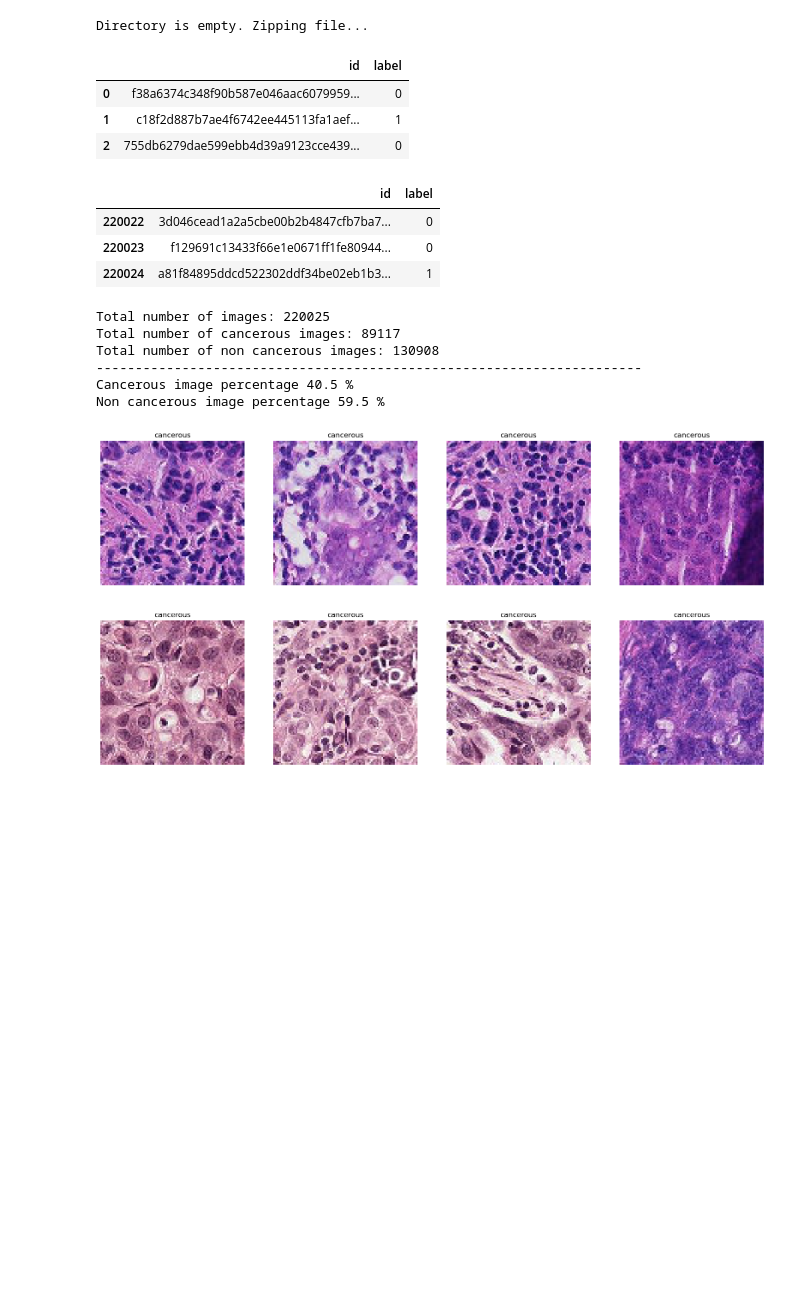
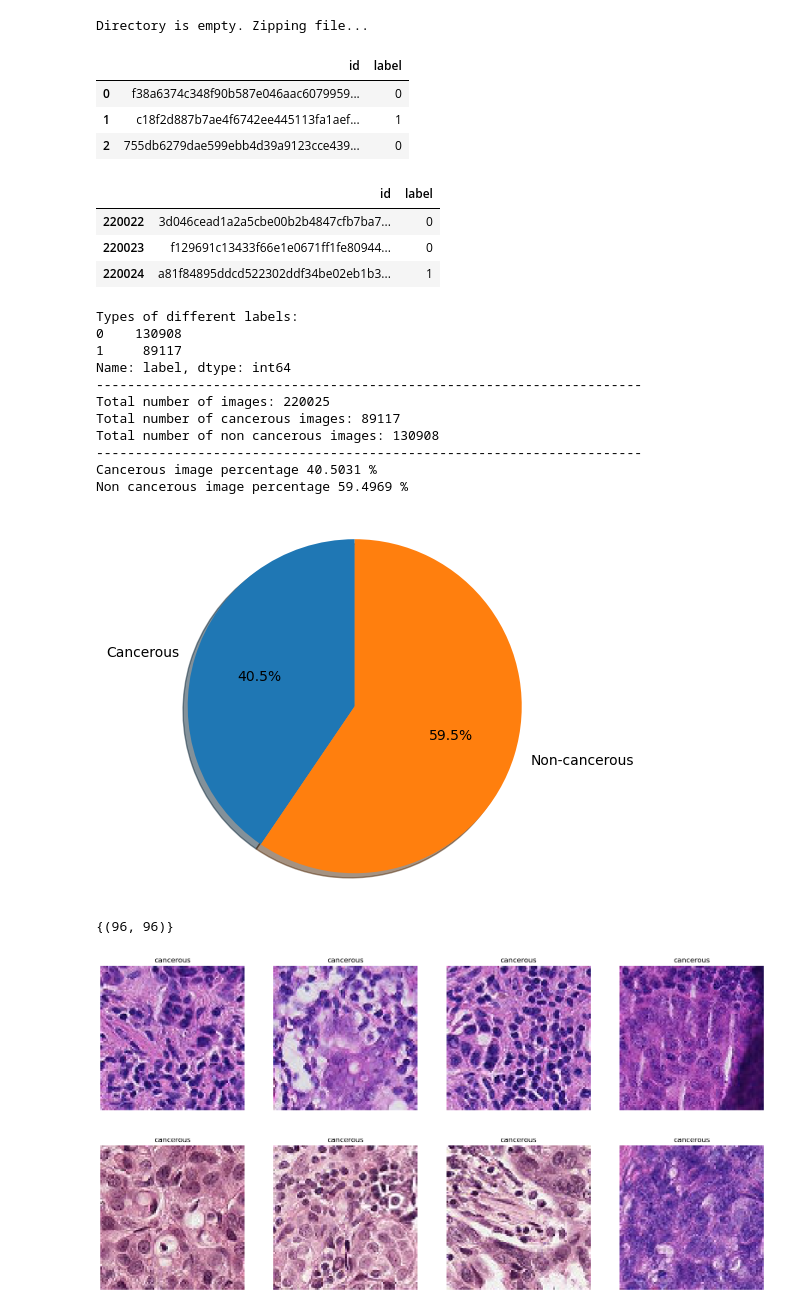
Before and after one commit to santtula123/Histopathologic-Cancer-Detection-Deep-Learning, a Jupyter notebook: 1_data_download_preprocessing.ipynb, the cells around one changed output. Saved outputs shown, nothing was run; the diff lists cells and outputs as text; code cells hidden in the pictures; blank space fills up the shorter version.

Commit message:
Some comments & Facts about current data

```diff
--- a/1_data_download_preprocessing.ipynb
+++ b/1_data_download_preprocessing.ipynb
@@ -35,34 +38,76 @@ mkdir_if_not_exist(eval_location + "non-cancerous")
 import pandas as pd
 image_data = pd.read_csv('./histopathologic-cancer-detection/train_labels.csv')
 # %%
+# Facts about the data that we are using in this exercise
 display(image_data.head(3))
 display(image_data.tail(3))
 
 total_number_of_images = len(image_data)
 
 counts_by_type = image_data['label'].value_counts()
+
+print(f"Types of different labels: \n{counts_by_type}")
+# Seems that data is in good shape so just 0 and 1 in labels
+
 total_number_of_cancerous_images = counts_by_type[1]
 total_number_of_non_cancerous_images = counts_by_type[0]
-
+print("----------------------------------------------------------------------")
 print(f"Total number of images: {total_number_of_images}")
 print(f"Total number of cancerous images: {total_number_of_cancerous_images}")
 print(f"Total number of non cancerous images: {total_number_of_non_cancerous_images}")
 print("----------------------------------------------------------------------")
-print(f"Cancerous image percentage {round(total_number_of_cancerous_images / total_number_of_images * 100, 2)} %")
-print(f"Non cancerous image percentage {round(total_number_of_non_cancerous_images / total_number_of_images * 100, 2)} %")
+print(f"Cancerous image percentage {round(total_number_of_cancerous_images / total_number_of_images * 100, 4)} %")
+print(f"Non cancerous image percentage {round(total_number_of_non_cancerous_images / total_number_of_images * 100, 4)} %")
+
+import matplotlib.pyplot as plt
+
+# Pie chart
+labels = 'Cancerous', 'Non-cancerous'
+sizes = [total_number_of_cancerous_images, total_number_of_non_cancerous_images]
+
+fig1, ax1 = plt.subplots()
+ax1.pie(sizes, labels=labels, autopct='%1.1f%%',
+        shadow=True, startangle=90)
+ax1.axis('equal')
+
+plt.show()
 # %% [output]
 |  | id | label |
 | 0 | f38a6374c348f90b587e046aac6079959... | 0 |
 | 1 | c18f2d887b7ae4f6742ee445113fa1aef... | 1 |
 | 2 | 755db6279dae599ebb4d39a9123cce439... | 0 |
 |  | id | label |
 | 220022 | 3d046cead1a2a5cbe00b2b4847cfb7ba7... | 0 |
 | 220023 | f129691c13433f66e1e0671ff1fe80944... | 0 |
 | 220024 | a81f84895ddcd522302ddf34be02eb1b3... | 1 |
+Types of different labels:
+0    130908
+1     89117
+Name: label, dtype: int64
+----------------------------------------------------------------------
 Total number of images: 220025
 Total number of cancerous images: 89117
 Total number of non cancerous images: 130908
 ----------------------------------------------------------------------
-Cancerous image percentage 40.5 %
-Non cancerous image percentage 59.5 %
+Cancerous image percentage 40.5031 %
+Non cancerous image percentage 59.4969 %
+[figure, added]
+# %%
+# Check that image data is fine
+from PIL import Image
+import os
+
+image_dimensions = set()
+directory = "./histopathologic-cancer-detection/train/"
+
+for filename in os.listdir(directory):
+    f = os.path.join(directory, filename)
+    if os.path.isfile(f):
+        img = Image.open(f)
+        image_dimensions.add(img.size)
+
+print(image_dimensions)
+# {(96, 96)} so all images are same sized so I don't need to standardize that
+# %% [output]
+{(96, 96)}
 # %%
```
Also changed, not shown: parts of 3 cells of this notebook.
